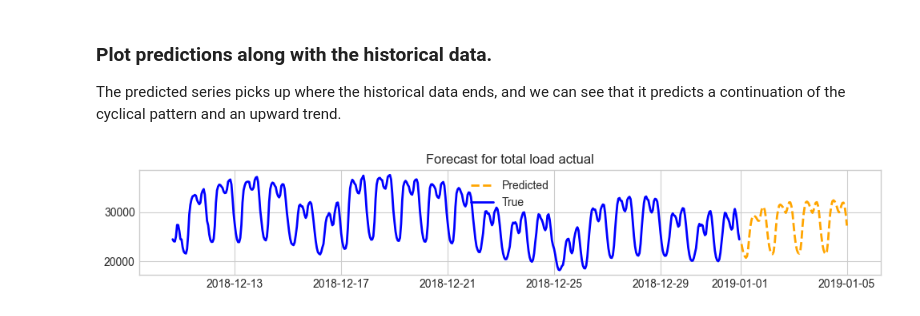
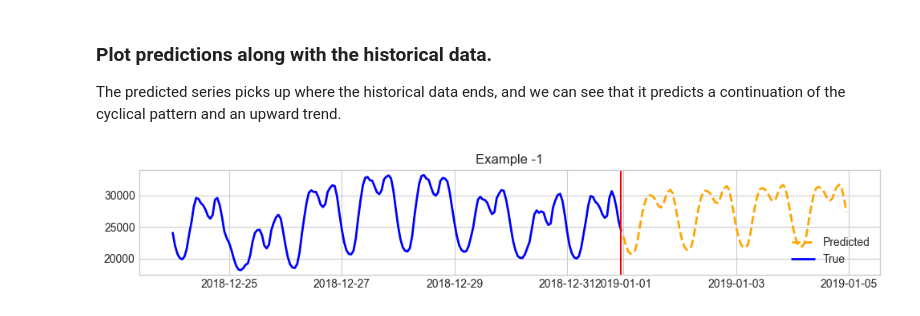
Before and after one commit to ibm-granite-community/granite-timeseries-cookbook, a Jupyter notebook: recipes/Time_Series/Time_Series_Getting_Started.ipynb, the cells around one changed output. Saved outputs shown, nothing was run; the diff lists cells and outputs as text; code cells hidden in the pictures.

```diff
--- a/recipes/Time_Series/Time_Series_Getting_Started.ipynb
+++ b/recipes/Time_Series/Time_Series_Getting_Started.ipynb
@@ -93,7 +85,7 @@ pipeline = TimeSeriesForecastingPipeline(
     timestamp_column=timestamp_column,
     id_columns=[],
     target_columns=target_columns,
-    explode_forecasts=True,
+    explode_forecasts=False,
     freq="h",
     device="cpu",  # Specify your local GPU or CPU.
 )
@@ -115,13 +100,13 @@ The predicted series picks up where the historical data ends, and we can see tha
 # %%
 # Plot the historical data and predicted series.
 plot_predictions(
     input_df=input_df,
-    exploded_predictions_df=zeroshot_forecast,
+    predictions_df=zeroshot_forecast,
     freq="h",
     timestamp_column=timestamp_column,
     channel=target_column,
     indices=[-1],
     num_plots=1,
 )
 # %% [output]
-[figure, old version]
+[figure, new version]
```
Also changed, not shown: parts of 3 cells of this notebook, 3 other files.
